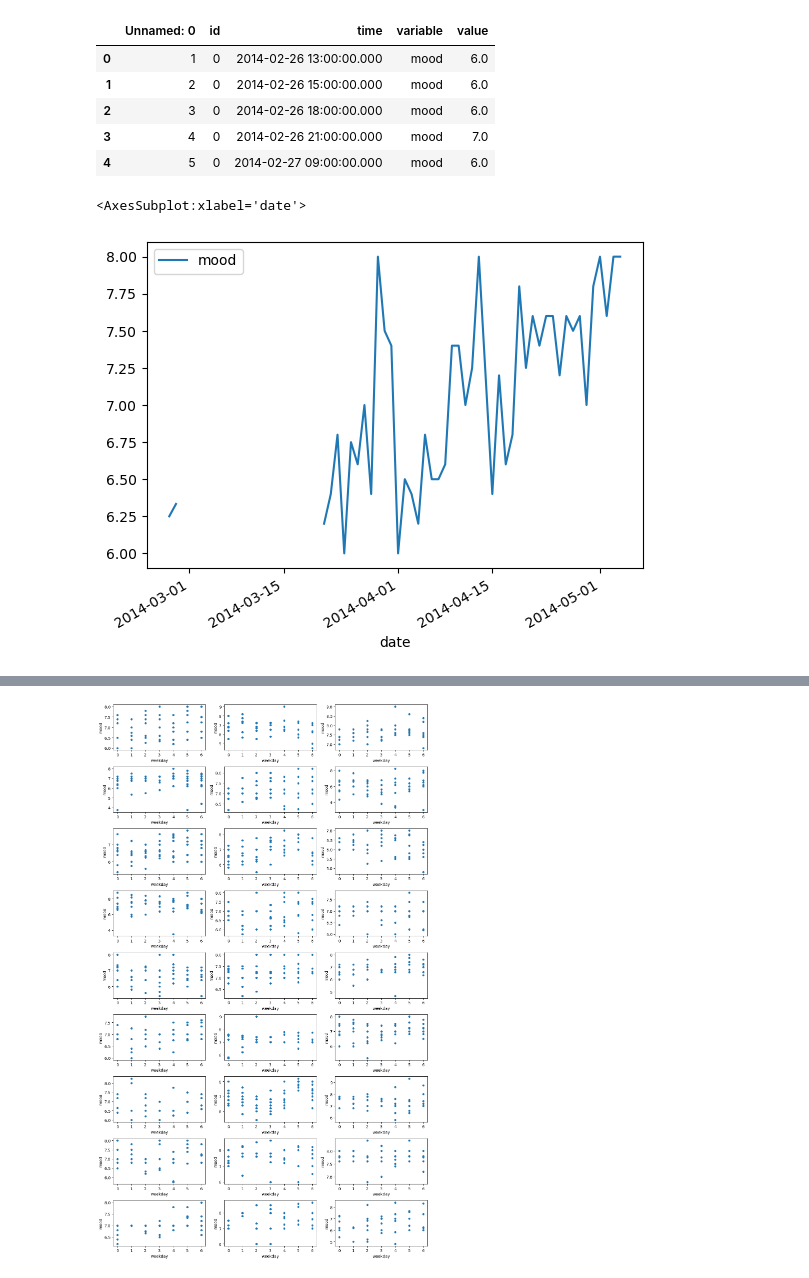
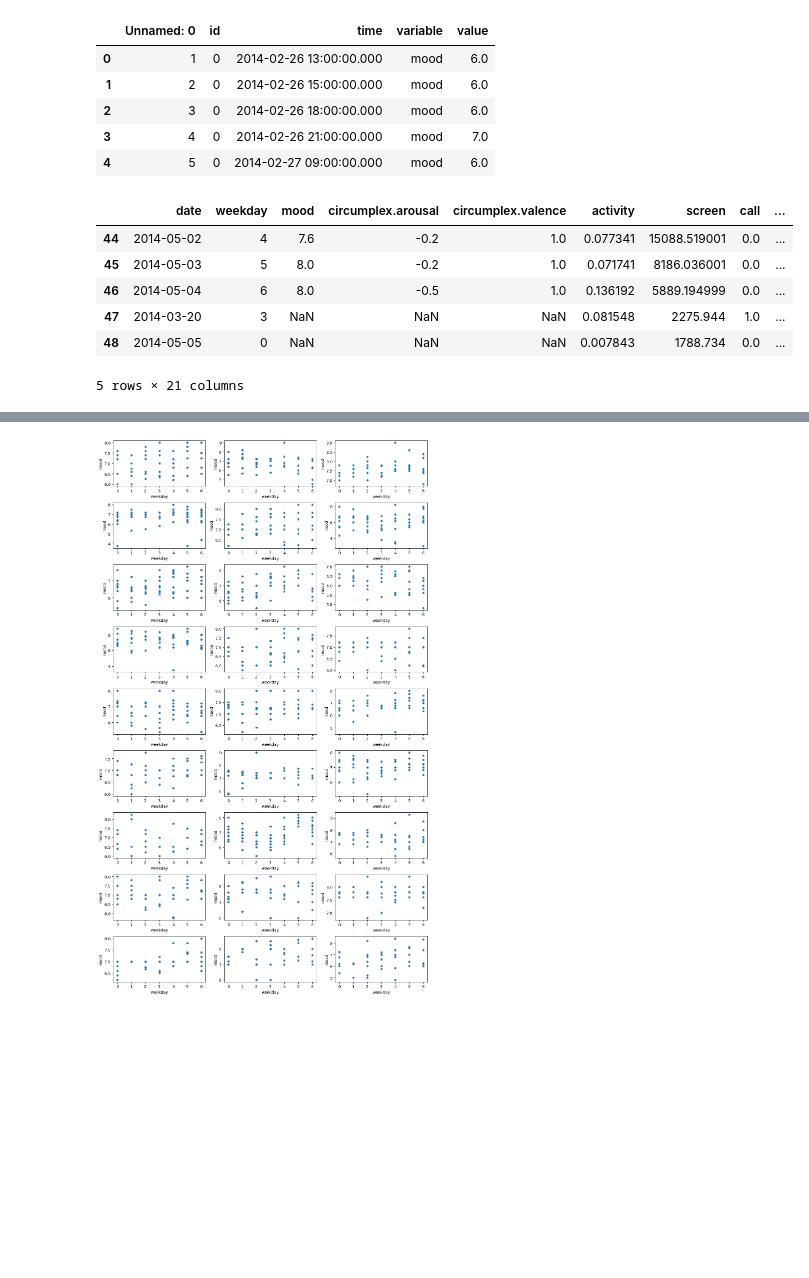
Before and after one commit to PaulHosek/DataMining, a Jupyter notebook: read_mood_data.ipynb, the cells around one changed output, grey strips where cells are left out. Saved outputs shown, nothing was run; the diff lists cells and outputs as text; code cells hidden in the pictures; blank space fills up the shorter version.

```diff
--- a/read_mood_data.ipynb
+++ b/read_mood_data.ipynb
@@ -90,10 +100,15 @@ for i in tqdm(new_ids):
     processed_dfs.append(processed_df)
     processed_df.to_csv('aggregated_individual_data/'+str(i)+'_aggregated.csv')
 # %%
-processed_dfs[0].plot('date', 'mood')
+processed_dfs[0].tail()
 # %% [output]
+|  | date | weekday | mood | circumplex.arousal | circumplex.valence | activity | screen | call | ... |
+| 44 | 2014-05-02 | 4 | 7.6 | -0.2 | 1.0 | 0.077341 | 15088.519001 | 0.0 | ... |
+| 45 | 2014-05-03 | 5 | 8.0 | -0.2 | 1.0 | 0.071741 | 8186.036001 | 0.0 | ... |
+| 46 | 2014-05-04 | 6 | 8.0 | -0.5 | 1.0 | 0.136192 | 5889.194999 | 0.0 | ... |
+| 47 | 2014-03-20 | 3 | NaN | NaN | NaN | 0.081548 | 2275.944 | 1.0 | ... |
+| 48 | 2014-05-05 | 0 | NaN | NaN | NaN | 0.007843 | 1788.734 | 0.0 | ... |
-<AxesSubplot:xlabel='date'>
+5 rows × 21 columns
-[figure, removed]
 # %%
 # plot some data
 nrows = 9
```
Also changed, not shown: parts of 2 cells of this notebook, 28 other files.
